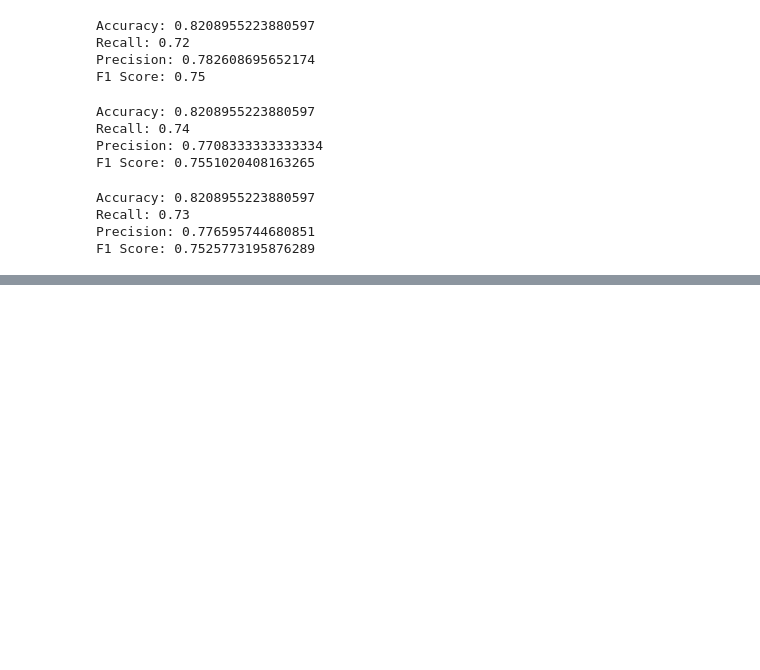
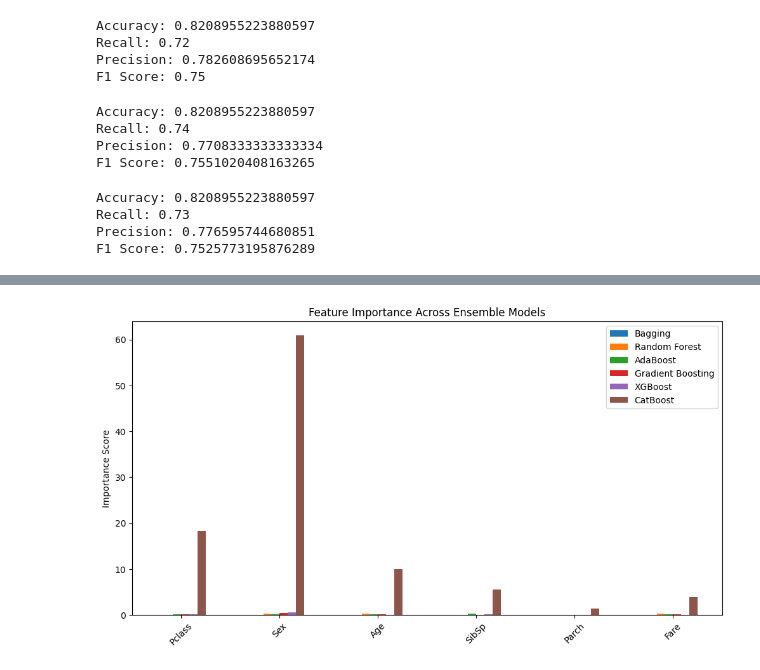
Before and after one commit to Spandana2704/ML, a Jupyter notebook: Ensemble.ipynb, the cells around one changed output, grey strips where cells are left out. Saved outputs shown, nothing was run; the diff lists cells and outputs as text; code cells hidden in the pictures; blank space fills up the shorter version.

```diff
--- a/Ensemble.ipynb
+++ b/Ensemble.ipynb
@@ -263,0 +598,26 @@ Soft Voting Score: 0.832089552238806
+# %%
+ada = AdaBoostClassifier(n_estimators=100, learning_rate=0.8, random_state=0)
+ada.fit(x_train, y_train)
+ada_pred = ada.predict(x_test)
+ada_acc = accuracy_score(y_test, ada_pred)
+
+gbc = GradientBoostingClassifier(n_estimators=100, learning_rate=0.1, random_state=0)
+gbc.fit(x_train, y_train)
+gbc_pred = gbc.predict(x_test)
+gbc_acc = accuracy_score(y_test, gbc_pred)
+
+xgbc = XGBClassifier(n_estimators=100, learning_rate=0.1, random_state=0, use_label_encoder=False)
+xgbc.fit(x_train, y_train)
+xgbc_pred = xgbc.predict(x_test)
+xgbc_acc = accuracy_score(y_test, xgbc_pred)
+
+catc = CatBoostClassifier(iterations=100, learning_rate=0.1, depth=6, verbose=0, random_state=0)
+catc.fit(x_train, y_train)
+catc_pred = catc.predict(x_test)
+catc_acc = accuracy_score(y_test, catc_pred)
+
+print("\n=== Titanic Dataset - Classification ===")
+print(f"AdaBoost Accuracy: {ada_acc:.4f}")
+print(f"Gradient Boosting Accuracy: {gbc_acc:.4f}")
+print(f"XGBoost Accuracy: {xgbc_acc:.4f}")
+print(f"CatBoost Accuracy: {catc_acc:.4f}")
@@ -263,0 +810,17 @@ Soft Voting Score: 0.832089552238806
+# %%
+feature_importances = pd.DataFrame(index=X.columns)
+
+for name, model in models.items():
+    model.fit(x_train, y_train)
+    if hasattr(model, 'feature_importances_'):
+        feature_importances[name] = model.feature_importances_
+    else:
+        feature_importances[name] = np.nan  # Some models may not expose feature_importances_
+
+feature_importances.plot(kind='bar', figsize=(12,6))
+plt.title("Feature Importance Across Ensemble Models")
+plt.ylabel("Importance Score")
+plt.xticks(rotation=45)
+plt.show()
+# %% [output]
+[figure, added]
```
Also changed, not shown: parts of 47 cells of this notebook.
